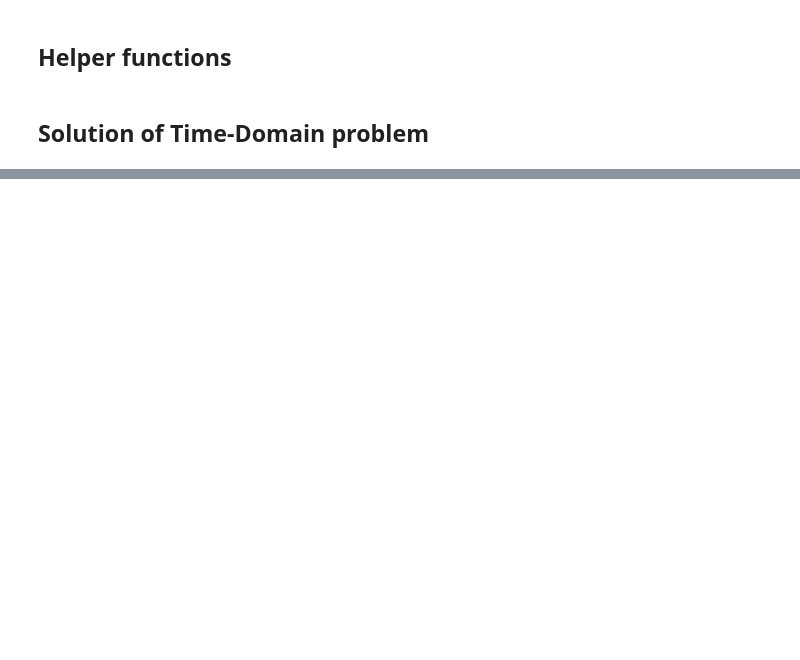
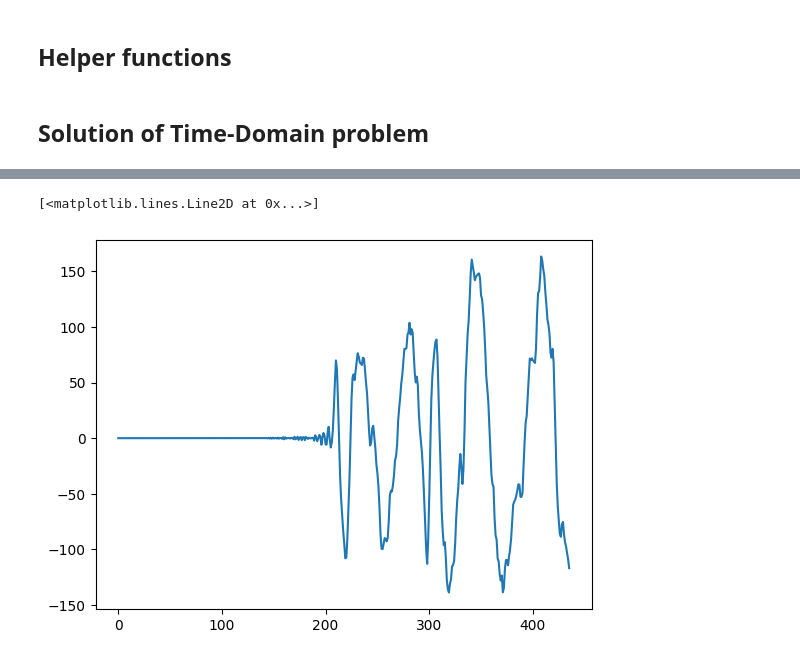
Before and after one commit to DthRazak/Dissipative-Acoustic, a Jupyter notebook: Master-Thesis/RectangleModel-TimeDomain.ipynb, the cells around one changed output, grey strips where cells are left out. Cells and saved outputs as stored; diff of their text form; code cells hidden in the pictures; blank space fills up the shorter version.

```diff
--- a/Master-Thesis/RectangleModel-TimeDomain.ipynb
+++ b/Master-Thesis/RectangleModel-TimeDomain.ipynb
@@ -546,0 +432,7 @@ Info    : Done.
+# %%
+mean_values = np.mean(time_results[:-6].reshape(-1, 4), axis=1)
+# %%
+plt.plot(mean_values)
+# %% [output]
+[<matplotlib.lines.Line2D at 0x...>]
+[figure, added]
```
Also changed, not shown: parts of 19 cells of this notebook, 5 other files.
